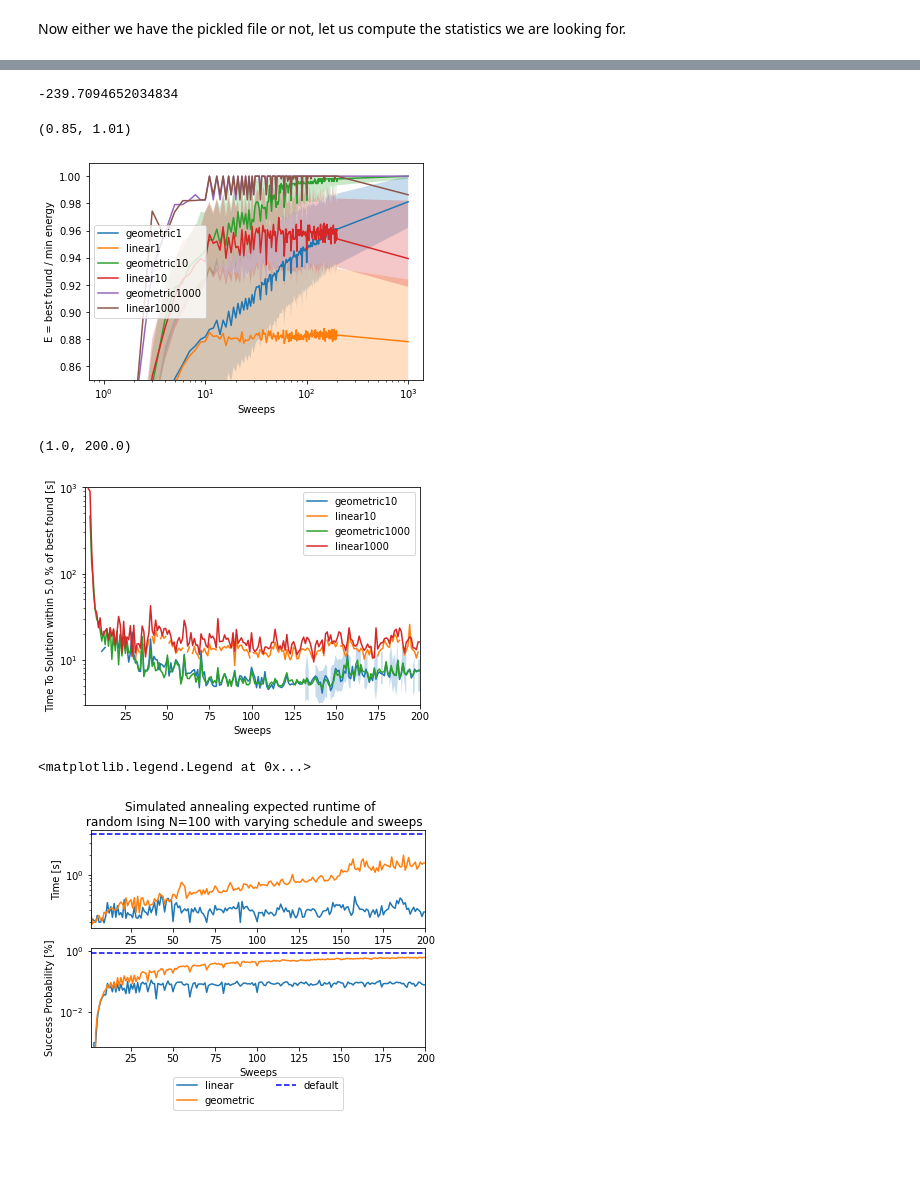
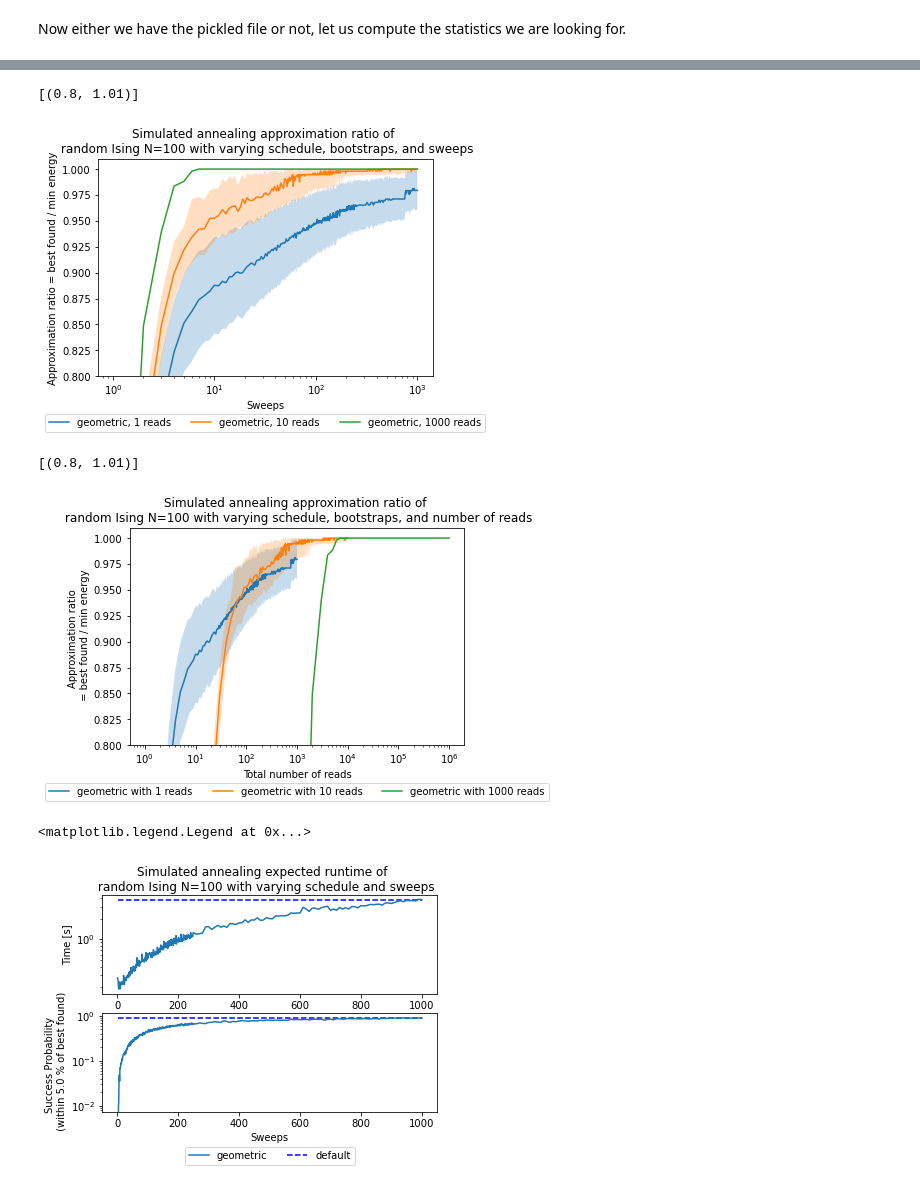
Before and after one commit to bernalde/QuIPML, a Jupyter notebook: notebooks/Notebook 4 - Benchmarking.ipynb, the cells around one changed output, grey strips where cells are left out. Drawn from its saved outputs; the diff is of its cells as text; code cells hidden in the pictures; blank space fills up the shorter version.

```diff
--- a/notebooks/Notebook 4 - Benchmarking.ipynb
+++ b/notebooks/Notebook 4 - Benchmarking.ipynb
@@ -549,71 +574,71 @@ for schedule in schedules:
 # %%
-print(min_energy)
-fig = plt.figure()
-ax = fig.add_subplot(111)
+fig, ax = plt.subplots()
 for boot in boots:
     for schedule in schedules:
-        ax.plot(sweeps,results['best'][boot][schedule], label=str(schedule) + str(boot))
+        ax.plot(sweeps,results['best'][boot][schedule], label=str(schedule) + ', ' + str(boot) + ' reads')
         if boot == total_reads:
             pass
         else:
             bestnp = np.stack(results['bestci'][boot][schedule], axis=0).T
             ax.fill_between(sweeps,bestnp[0],bestnp[1],alpha=0.25)
-plt.xlabel('Sweeps')
-plt.ylabel('E = best found / min energy')
-plt.legend()
-plt.xscale('log')
-plt.ylim([0.85,1.01])
+ax.set(xlabel='Sweeps')
+ax.set(ylabel='Approximation ratio = best found / min energy')
+ax.set_title('Simulated annealing approximation ratio of \n' +
+          ' random Ising N=100 with varying schedule, bootstraps, and sweeps')
+plt.legend(ncol=3, loc='upper center', bbox_to_anchor=(0.5, -0.15))
+ax.set(xscale='log')
+ax.set(ylim=[0.8,1.01])
+# ax.set(xlim=[1,200])
 # %% [output]
--239.7094652034834
+[(0.8, 1.01)]
-(0.85, 1.01)
-[figure, old version]
+[figure, new version]
 # %%
-fig = plt.figure()
-ax = fig.add_subplot(111)
-
+fig, ax = plt.subplots()
 for boot in boots:
+    reads = [s * boot for s in sweeps]
     for schedule in schedules:
-        if boot == 1:
+        ax.plot(reads,results['best'][boot][schedule], label=str(schedule) + ' with ' + str(boot) + ' reads')
+        if boot == total_reads:
             pass
         else:
-            ax.plot(sweeps,results['tts'][boot][schedule], label=str(schedule) + str(boot))
-            if boot == total_reads:
-                pass
-            else:
-                ttsnp = np.stack(results['ttsci'][boot][schedule], axis=0).T
-                ax.fill_between(sweeps,ttsnp[0],ttsnp[1],alpha=0.25)
-plt.xlabel('Sweeps')
-plt.ylabel('Time To Solution within '+ str(treshold) +' % of best found [s]')
-plt.legend()
-plt.yscale('log')
-plt.ylim([3,1e3])
-plt.xlim([1,200])
+            bestnp = np.stack(results['bestci'][boot][schedule], axis=0).T
+            ax.fill_between(reads,bestnp[0],bestnp[1],alpha=0.25)
+ax.set(xlabel='Total number of reads')
+ax.set(ylabel='Approximation ratio \n = best found / min energy')
+ax.set_title('Simulated annealing approximation ratio of \n' +
+          ' random Ising N=100 with varying schedule, bootstraps, and number of reads')
+plt.legend(ncol=3, loc='upper center', bbox_to_anchor=(0.5, -0.15))
+ax.set(xscale='log')
+ax.set(ylim=[0.8,1.01])
+# ax.set(xlim=[1,200])
 # %% [output]
-(1.0, 200.0)
+[(0.8, 1.01)]
-[figure, old version]
+[figure, new version]
 # %%
 fig, (ax1,ax2) = plt.subplots(2)
 fig.suptitle('Simulated annealing expected runtime of \n' +
              ' random Ising N=100 with varying schedule and sweeps')
 
-ax1.semilogy(sweeps, results['t']['linear'], '-', label='linear')
-ax1.semilogy(sweeps, results['t']['geometric'], '-', label='geometric')
+for schedule in schedules:
+    ax1.semilogy(sweeps, results['t'][schedule], '-', label=schedule)
 ax1.hlines(results['t']['geometric'][-1], sweeps[0], sweeps[-1],
            linestyle='--', label='default', colors='b')
 
 ax1.set(ylabel='Time [s]')
-ax1.set(xlim=[1,200])
+# ax1.set(xlim=[1,200])
 
 
-ax2.semilogy(sweeps, results['p'][total_reads]['linear'], '-', label='linear')
-ax2.semilogy(sweeps, results['p'][total_reads]['geometric'], '-', label='geometric')
+for schedule in schedules:
+    ax2.semilogy(sweeps, results['p'][total_reads][schedule], '-', label=schedule)
 ax2.hlines(results['p'][total_reads]['geometric'][-1], sweeps[0], sweeps[-1],
            linestyle='--', label='default', colors='b')
-ax2.set(xlim=[1,200])
+# ax2.set(xlim=[1,200])
 
-ax2.set(ylabel='Success Probability [%]')
+ax2.set(ylabel='Success Probability \n (within '+ str(treshold) +' % of best found)')
 ax2.set(xlabel='Sweeps')
-plt.legend(ncol=2, loc='upper center', bbox_to_anchor=(0.5, -0.25))
+plt.legend(ncol=3, loc='upper center', bbox_to_anchor=(0.5, -0.3))
+
+# Add plot going all the way to 1000 sweeps
 # %% [output]
 <matplotlib.legend.Legend at 0x...>
-[figure, old version]
+[figure, new version]
```
Also changed, not shown: parts of 28 cells of this notebook.
